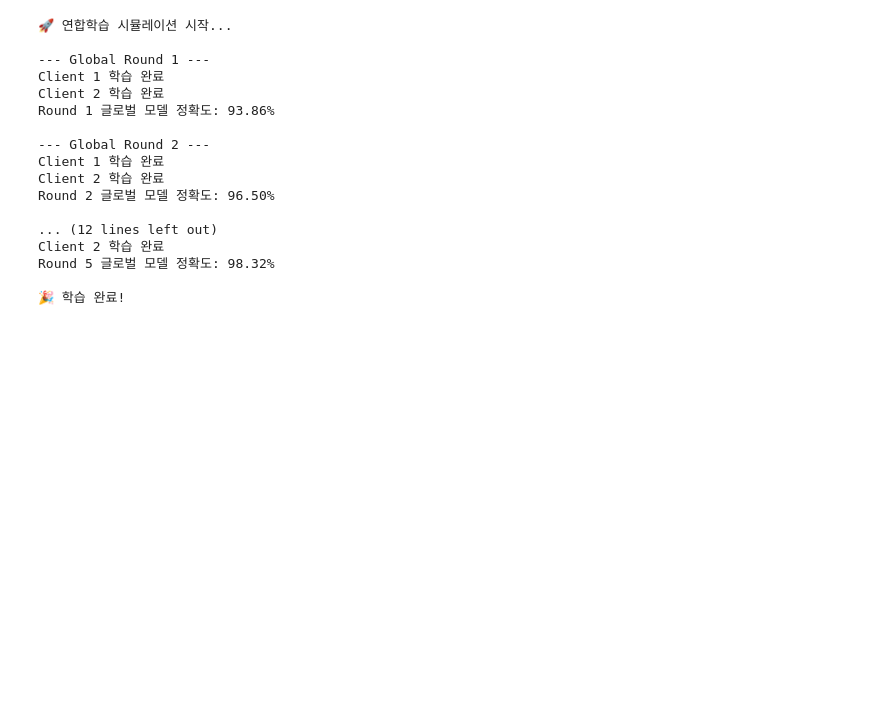
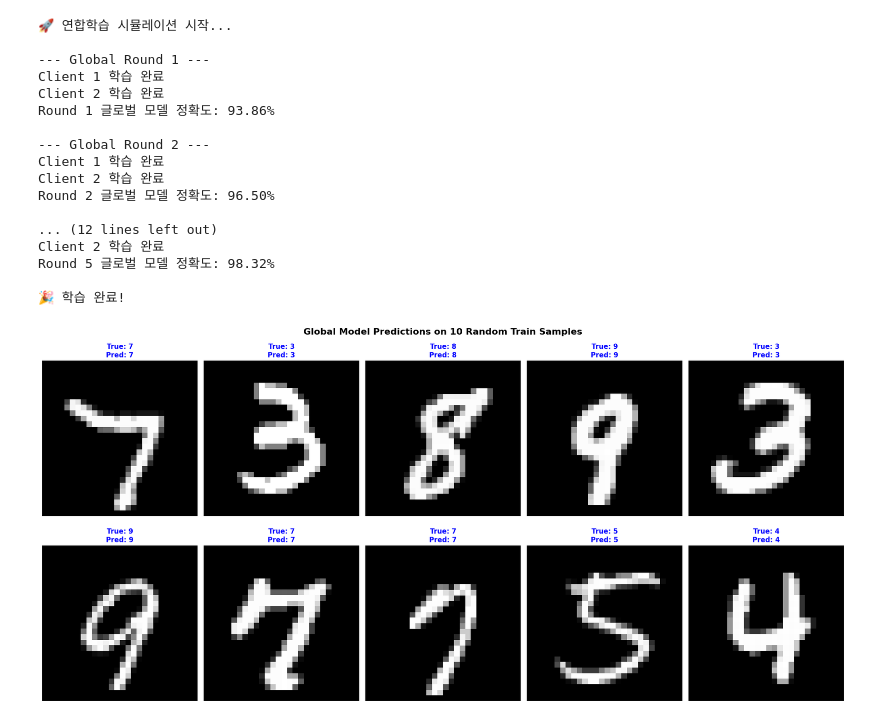
Before and after one commit to Dohyun1213/pFL_distributed_system, a Jupyter notebook: Federated_Learning.ipynb, the cells around one changed output. Drawn from its saved outputs; the diff is of its cells as text; code cells hidden in the pictures; blank space fills up the shorter version.

Commit message:
Final Global model evaluation added

```diff
--- a/Federated_Learning.ipynb
+++ b/Federated_Learning.ipynb
@@ -214,3 +214,49 @@ Client 2 학습 완료
 Round 5 글로벌 모델 정확도: 98.32%
 
 🎉 학습 완료!
+# %%
+# ----------------------------------------------------------------
+# [추가 실습 셀] Train 셋 샘플 10개에 대한 글로벌 모델 예측 시각화
+# ----------------------------------------------------------------
+import numpy as np
+import matplotlib.pyplot as plt
+
+# 1. 모델을 평가(추론) 모드로 전환
+global_model.eval()
+
+# 2. Train 데이터셋에서 무작위로 10개 인덱스 추출
+np.random.seed(42)  # 실행할 때마다 동일한 샘플을 보려면 시드 고정 (원치 않으시면 삭제 가능)
+random_indices = np.random.choice(len(train_dataset), size=10, replace=False)
+
+# 3. 시각화 틀 설정 (2행 5열 구조)
+plt.figure(figsize=(20, 10))
+
+for i, idx in enumerate(random_indices):
+    # 단일 데이터 샘플 및 레이블 가져오기
+    image_tensor, true_label = train_dataset[idx]
+
+    # 모델 추론을 위해 배치 차원 추가 (1, 1, 28, 28)
+    input_tensor = image_tensor.unsqueeze(0)
+
+    # 글로벌 모델을 사용한 예측 계산
+    with torch.no_grad():
+        output = global_model(input_tensor)
+        pred_label = output.argmax(dim=1).item()
+
+    # 4. 이미지 시각화 레이아웃 설정
+    plt.subplot(2, 5, i + 1)
+
+    # MNIST 데이터 정규화 해제 (Normalize 원상복구)하여 이미지 렌더링
+    img_display = image_tensor.squeeze().numpy() * 0.3081 + 0.1307
+    plt.imshow(img_display, cmap='gray')
+
+    # 예측이 맞으면 파란색, 틀리면 빨간색으로 타이틀 표시
+    title_color = 'blue' if pred_label == true_label else 'red'
+    plt.title(f"True: {true_label}\nPred: {pred_label}", color=title_color, fontsize=12, weight='bold')
+    plt.axis('off')
+
+plt.suptitle('Global Model Predictions on 10 Random Train Samples', fontsize=16, weight='bold', y=0.98)
+plt.tight_layout()
+plt.show()
+# %% [output]
+[figure, added]
```
